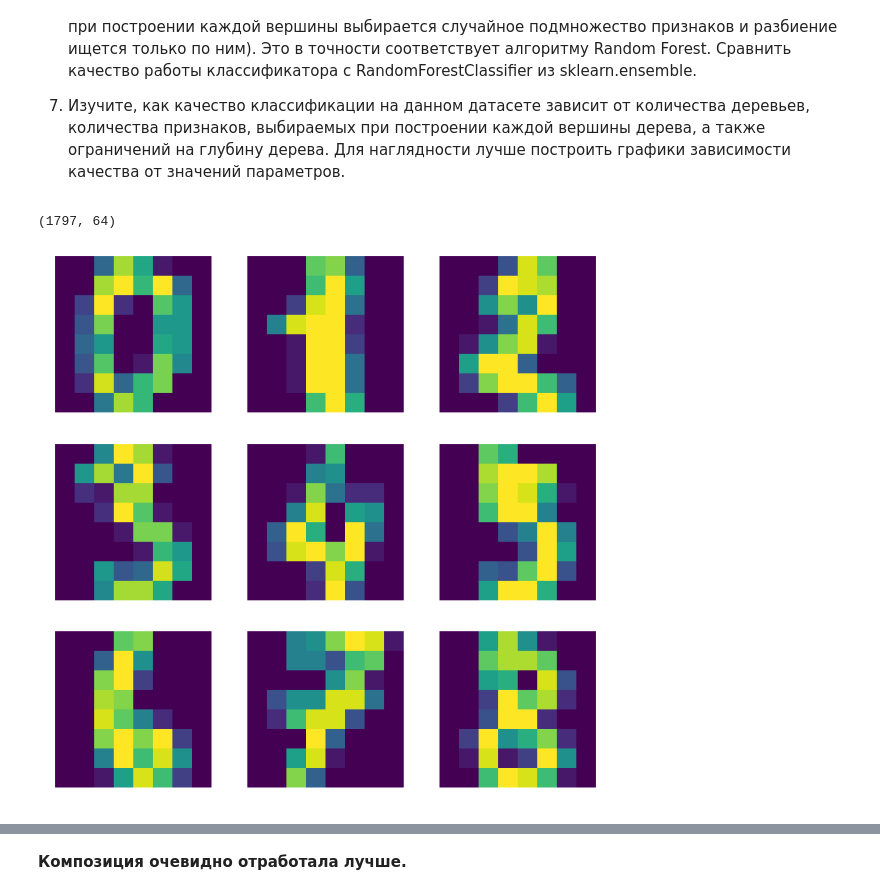
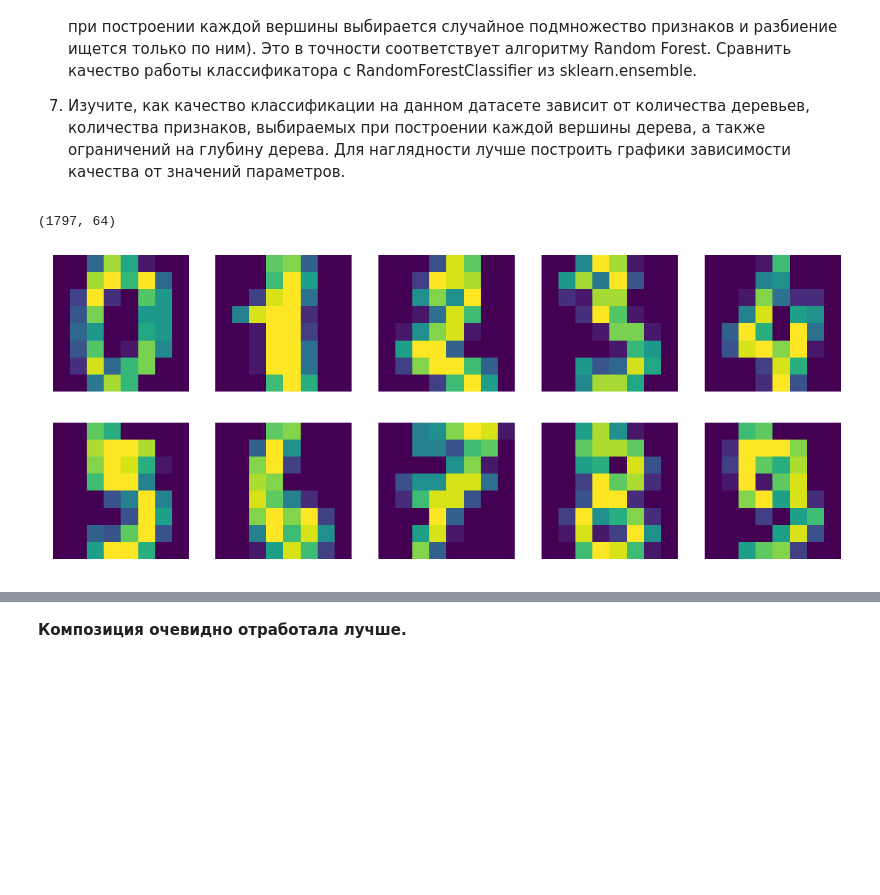
Before and after one commit to BobrG/IreneGit, a Jupyter notebook: ML_Homework_2.ipynb, the cells around one changed output, grey strips where cells are left out. Cells and saved outputs as stored; diff of their text form; code cells hidden in the pictures; blank space fills up the shorter version.

```diff
--- a/ML_Homework_2.ipynb
+++ b/ML_Homework_2.ipynb
@@ -41,11 +43,11 @@ def show_pics(imgs, col, row):
 # %%
 digits = load_digits()
 print(digits.data.shape)
 
-show_pics(digits.images[0:9], 3, 3)
+show_pics(digits.images, 5, 2)
 # %% [output]
 (1797, 64)
-[figure, old version]
+[figure, new version]
 # %%
 data = digits.images.reshape((digits.data.shape[0], -1))
 labels = digits.target
```
Also changed, not shown: parts of 40 cells of this notebook.
